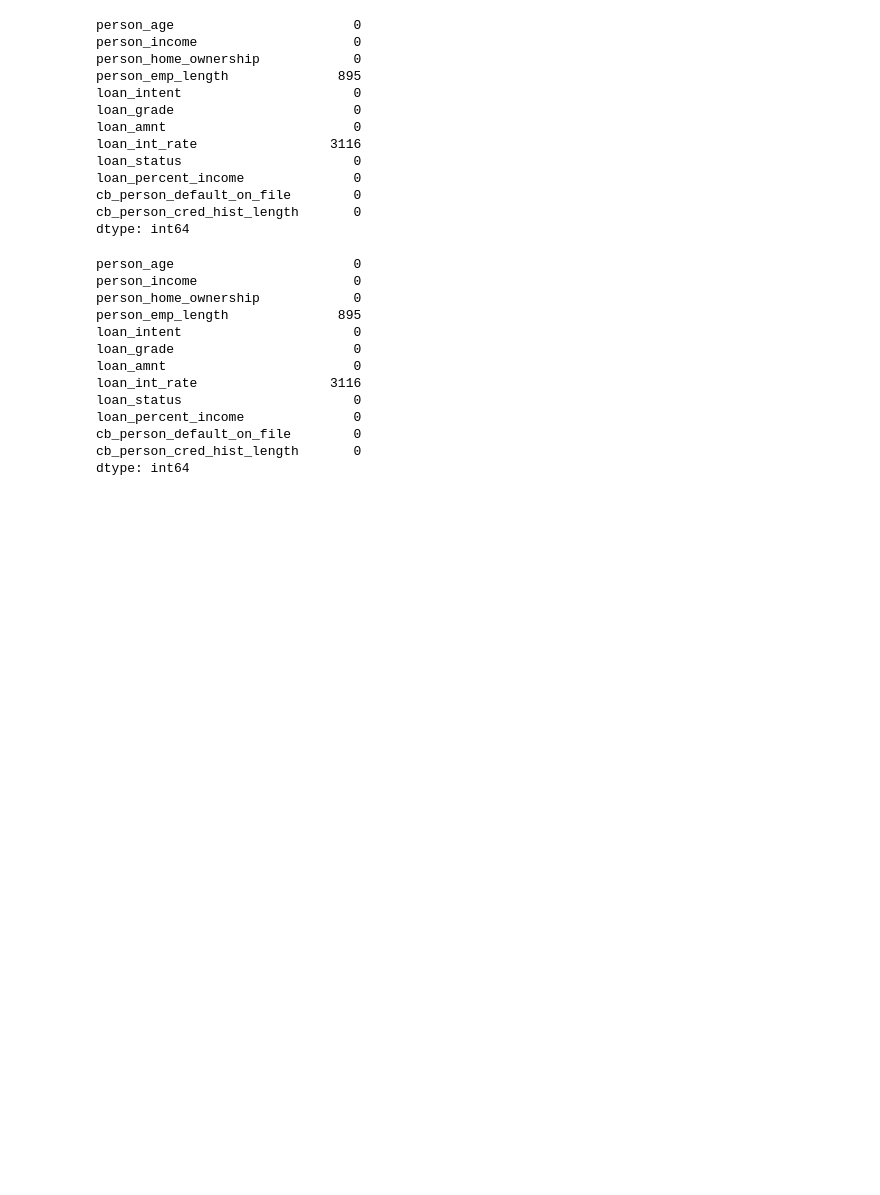
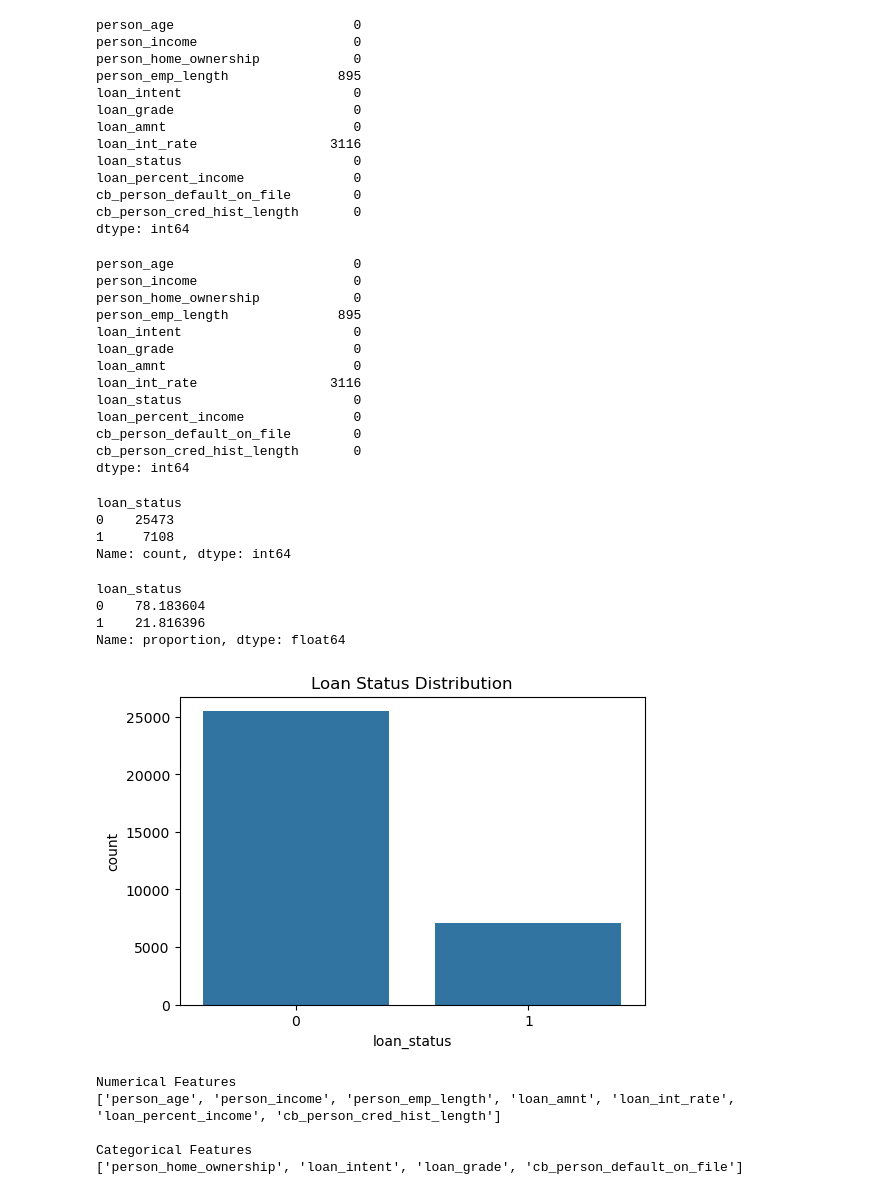
Before and after one commit to NSriDatta16/Credit_Risk_Modeling, a Jupyter notebook: notebooks/Credit_Risk_Modeling_End_To_End.ipynb, the cells around one changed output. Cells and saved outputs as stored; diff of their text form; code cells hidden in the pictures; blank space fills up the shorter version.

```diff
--- a/notebooks/Credit_Risk_Modeling_End_To_End.ipynb
+++ b/notebooks/Credit_Risk_Modeling_End_To_End.ipynb
@@ -105,3 +105,38 @@ loan_percent_income              0
 cb_person_default_on_file        0
 cb_person_cred_hist_length       0
 dtype: int64
+# %%
+target_counts = df["loan_status"].value_counts()
+
+print(target_counts)
+# %% [output]
+loan_status
+0    25473
+1     7108
+Name: count, dtype: int64
+# %%
+target_percent = (
+    df["loan_status"]
+    .value_counts(normalize=True)
+    * 100
+)
+
+print(target_percent)
+# %% [output]
+loan_status
+0    78.183604
+1    21.816396
+Name: proportion, dtype: float64
+# %%
+plt.figure(figsize=(6,4))
+
+sns.countplot(
+    x="loan_status",
+    data=df
+)
+
+plt.title("Loan Status Distribution")
+
+plt.show()
+# %% [output]
+[figure, added]
@@ -107,0 +162,14 @@ dtype: int64
+# %%
+print("Numerical Features")
+print(numerical_features)
+
+print()
+
+print("Categorical Features")
+print(categorical_features)
+# %% [output]
+Numerical Features
+['person_age', 'person_income', 'person_emp_length', 'loan_amnt', 'loan_int_rate', 'loan_percent_income', 'cb_person_cred_hist_length']
+
+Categorical Features
+['person_home_ownership', 'loan_intent', 'loan_grade', 'cb_person_default_on_file']
```
Also changed, not shown: parts of 28 cells of this notebook.
